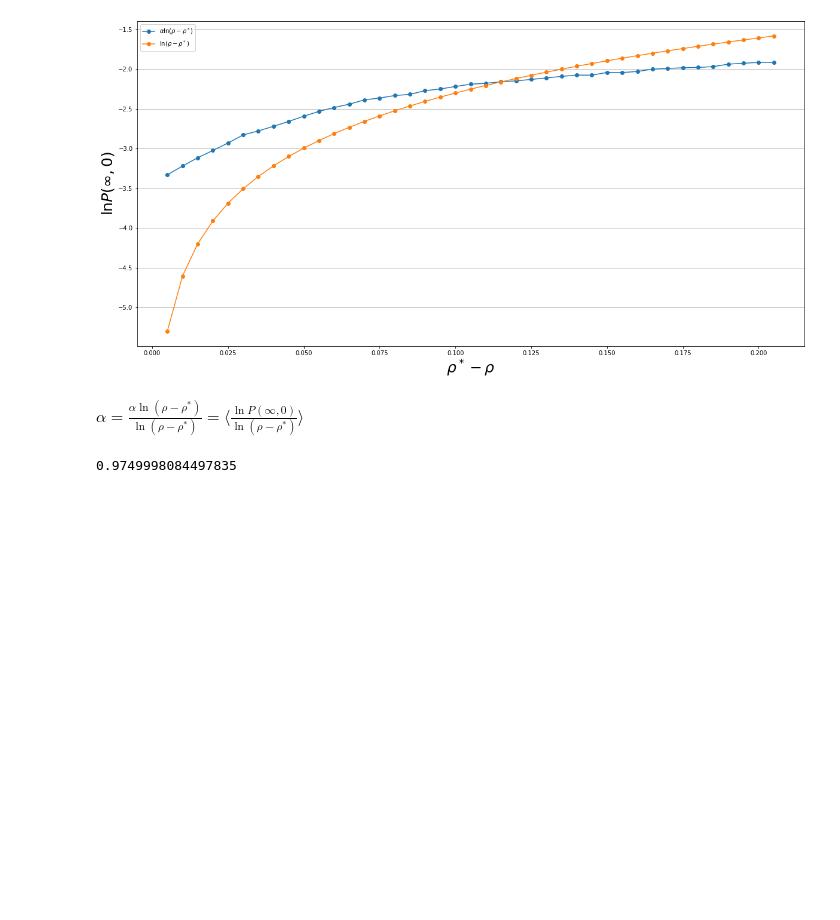
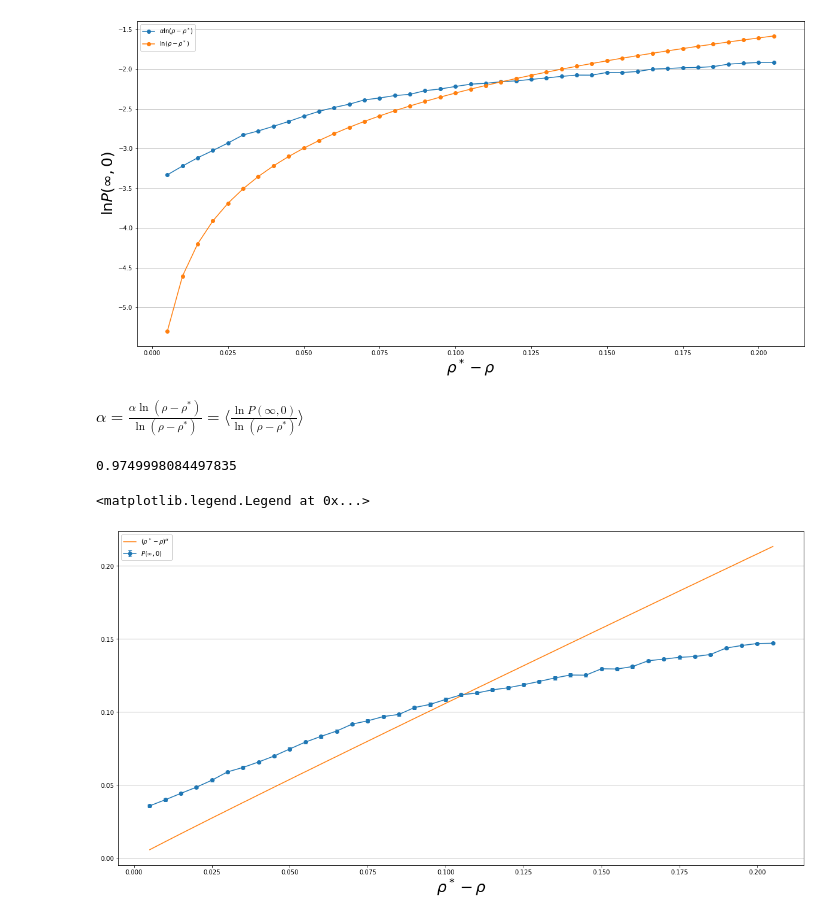
Before and after one commit to bu147/spatial-games-square-grid, a Jupyter notebook: 300x300, 200x200, 100x100, 100 replics.ipynb, the cells around one changed output. Drawn from its saved outputs; the diff is of its cells as text; code cells hidden in the pictures; blank space fills up the shorter version.

```diff
--- a/300x300, 200x200, 100x100, 100 replics.ipynb
+++ b/300x300, 200x200, 100x100, 100 replics.ipynb
@@ -300,3 +300,13 @@ alpha = np.mean(np.log(aver_pers_close[::-1][1:]) / lnpp)
 print(alpha)
 # %% [output]
 0.9749998084497835
+# %%
+fig, ax = plt.subplots(1,1,figsize=(20,10))
+ax.errorbar(pp, aver_pers_close[::-1][1:], yerr=errs_pers[1:], fmt='o-', capsize=3, label='$%s$'%'P(\\infty,0)')
+ax.plot(pp, pp ** alpha, label='$%s$'%'(\\rho^* - \\rho)^\\alpha')
+plt.grid(b=True, which='major', axis='y')
+ax.set_xlabel('$%s$'%'\\rho^* - \\rho',fontsize=25)
+ax.legend()
+# %% [output]
+<matplotlib.legend.Legend at 0x...>
+[figure, added]
```
